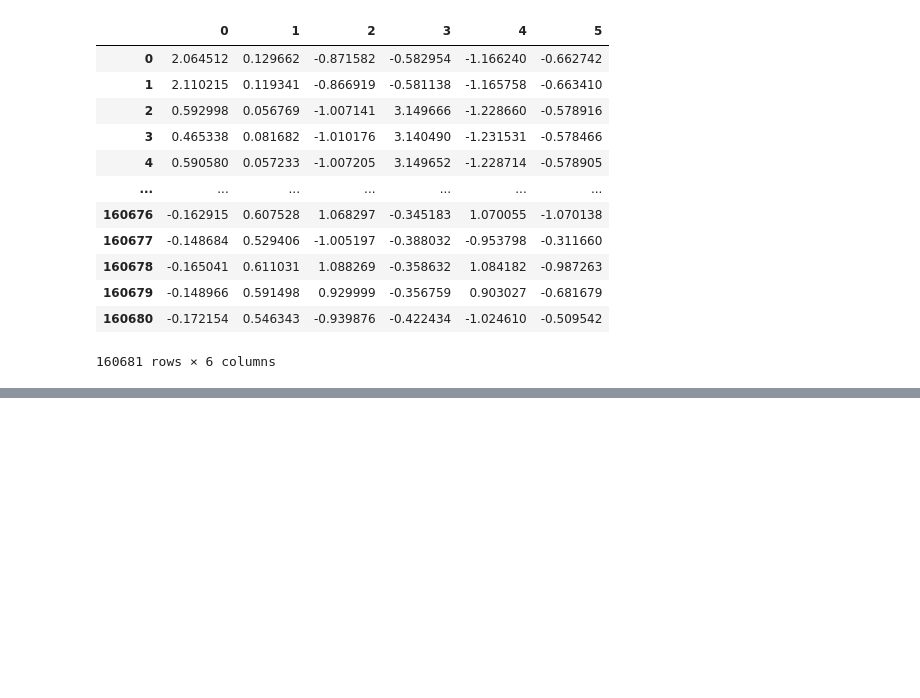
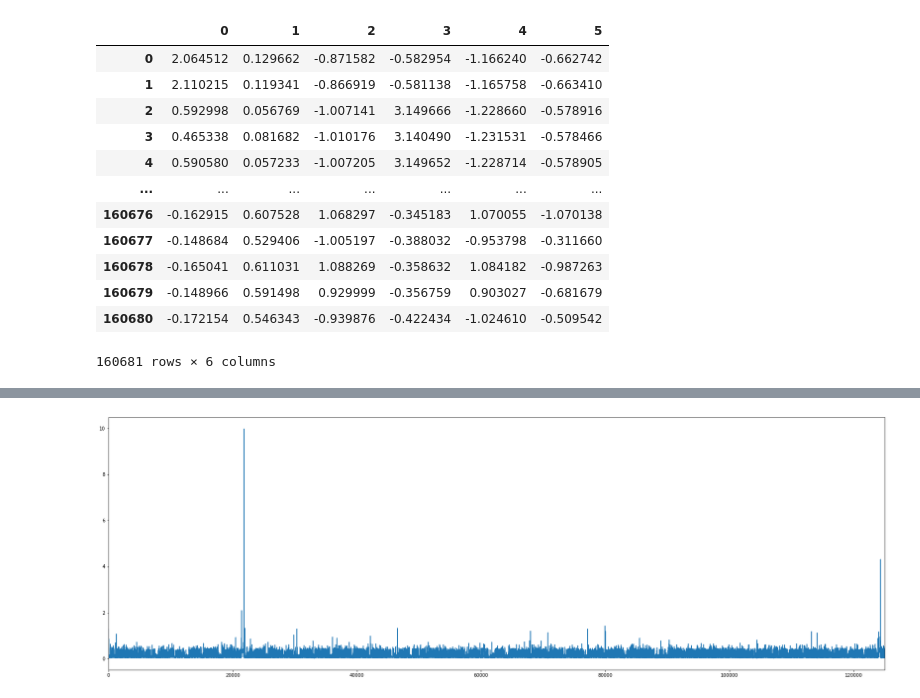
Before and after one commit to joelwwiggins/supply_chain_simulation, a Jupyter notebook: model_results.ipynb, the cells around one changed output, grey strips where cells are left out. Saved outputs shown, nothing was run; the diff lists cells and outputs as text; code cells hidden in the pictures; blank space fills up the shorter version.

```diff
--- a/model_results.ipynb
+++ b/model_results.ipynb
@@ -72,3 +100,6 @@ results
 | 160679 | -0.148966 | 0.591498 | 0.929999 | -0.356759 | 0.903027 | -0.681679 |
 | 160680 | -0.172154 | 0.546343 | -0.939876 | -0.422434 | -1.024610 | -0.509542 |
 160681 rows × 6 columns
+# %%
+input=data_input(df)
+input
@@ -74,0 +120,14 @@ results
+# %%
+loss=pd.DataFrame(tf.keras.losses.mae(results, input))
+loss.columns=["Loss"]
+# %%
+import matplotlib.pyplot as plt
+import numpy as np
+
+
+plt.figure(figsize=(30,10))
+plt.xlim(0,125000)
+plt.plot(loss)
+plt.show()
+# %% [output]
+[figure, added]
```
Also changed, not shown: parts of 3 cells of this notebook, 1 other file.
